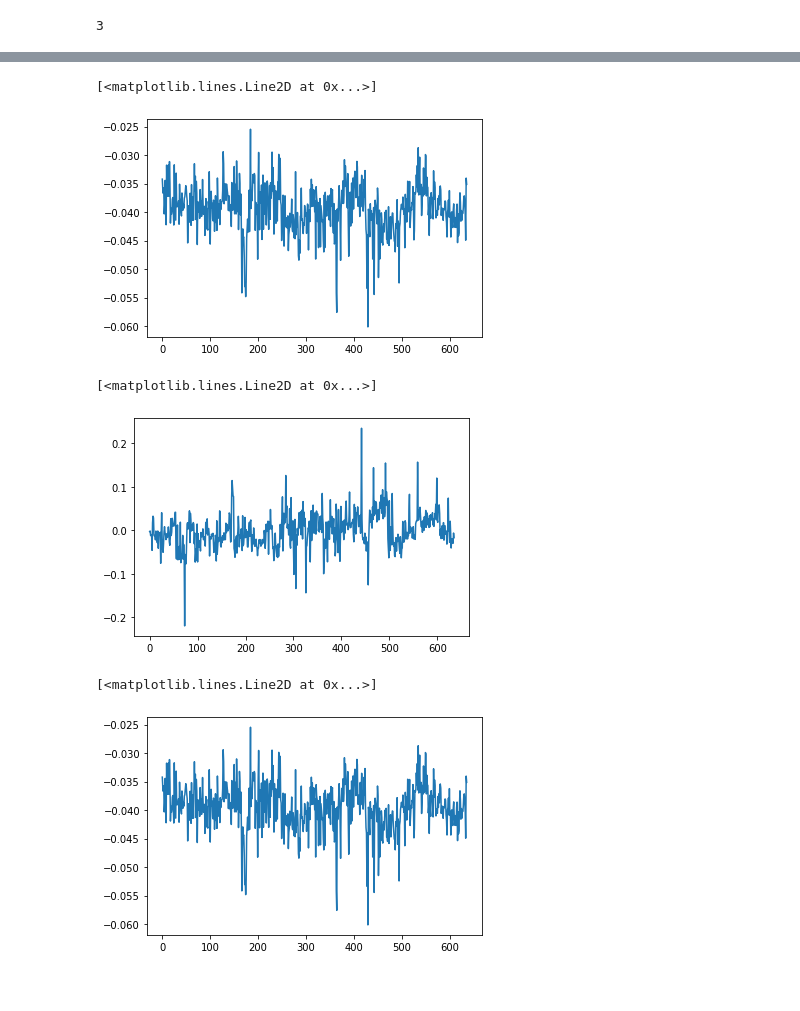
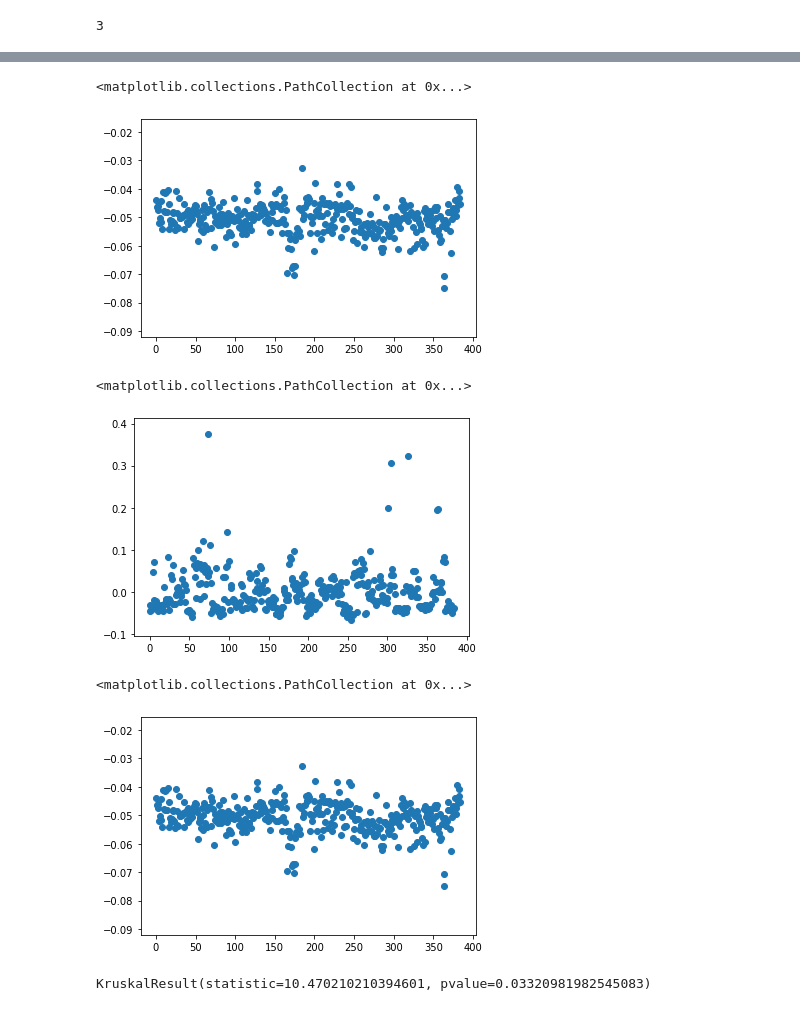
Before and after one commit to miholjcicmarko/DataScienceBME6900Project, a Jupyter notebook: alan brain atlas data/reading mouse VC data.ipynb, the cells around one changed output, grey strips where cells are left out. Drawn from its saved outputs; the diff is of its cells as text; code cells hidden in the pictures.

```diff
--- a/alan brain atlas data/reading mouse VC data.ipynb
+++ b/alan brain atlas data/reading mouse VC data.ipynb
@@ -382,11 +383,11 @@ L5_meta=excitatory_meta.loc[excitatory_meta['layer_dissectoin']=='L5']
 
 L6_meta=excitatory_meta.loc[excitatory_meta['layer_dissectoin']=='L6']
 
-All_meta=excitatory_meta.loc[excitatory_meta['layer_dissectoin']=='All']
+#All_meta=excitatory_meta.loc[excitatory_meta['layer_dissectoin']=='All']
 
-upper_meta=excitatory_meta.loc[excitatory_meta['layer_dissectoin']=='upper']
+#upper_meta=excitatory_meta.loc[excitatory_meta['layer_dissectoin']=='upper']
 
-lower_meta=excitatory_meta.loc[excitatory_meta['layer_dissectoin']=='lower']
+#lower_meta=excitatory_meta.loc[excitatory_meta['layer_dissectoin']=='lower']
 
 layer_group = pd.DataFrame()
 
@@ -394,9 +395,9 @@ layer_group = L1_meta.append(L23_meta)
 layer_group = layer_group.append(L4_meta)
 layer_group = layer_group.append(L5_meta)
 layer_group = layer_group.append(L6_meta)
-layer_group = layer_group.append(All_meta)
-layer_group = layer_group.append(upper_meta)
-layer_group = layer_group.append(lower_meta)
+#layer_group = layer_group.append(All_meta)
+#layer_group = layer_group.append(upper_meta)
+#layer_group = layer_group.append(lower_meta)
 layer_group
 # %% [output]
 |  | long_name | cre | collection_date | sequencing_type | total_reads | all_mapped_percent | mRNA_percent | ... |
@@ -706,18 +702,32 @@ plt.colorbar(img, cmap=gBRmap3)
 # %%
 v1 = VT[0,:]
-plt.plot(v1)
+v1x = np.arange(0,VT.shape[0],1)
+plt.scatter(v1x,v1)
 # %% [output]
-[<matplotlib.lines.Line2D at 0x...>]
+<matplotlib.collections.PathCollection at 0x...>
-[figure, old version]
+[figure, new version]
 # %%
 v2 = VT[1,:]
-plt.plot(v2)
+v2x = np.arange(0,VT.shape[0],1)
+plt.scatter(v2x,v2)
 # %% [output]
-[<matplotlib.lines.Line2D at 0x...>]
+<matplotlib.collections.PathCollection at 0x...>
-[figure, old version]
+[figure, new version]
 # %%
 v3 = VT[0,:]
-plt.plot(v3)
+v3x = np.arange(0,VT.shape[0],1)
+plt.scatter(v3x,v3)
 # %% [output]
-[<matplotlib.lines.Line2D at 0x...>]
+<matplotlib.collections.PathCollection at 0x...>
-[figure, old version]
+[figure, new version]
+# %%
+L1 = v1[0:5]
+L2 = v1[7:54]
+L4 = v1[55:256]
+L5 = v1[257:372]
+L6 = v1[373:384]
+
+
+stats.kruskal(L1,L2,L3,L4,L6)
+# %% [output]
+KruskalResult(statistic=10.470210210394601, pvalue=0.03320981982545083)
```
Also changed, not shown: parts of 19 cells of this notebook.
